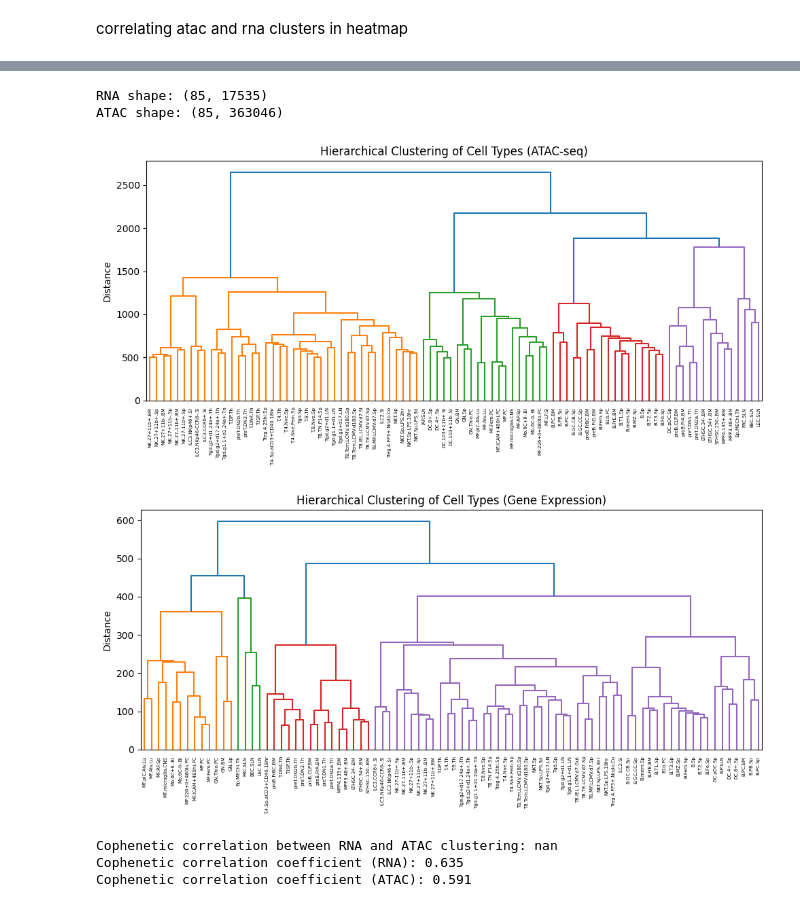
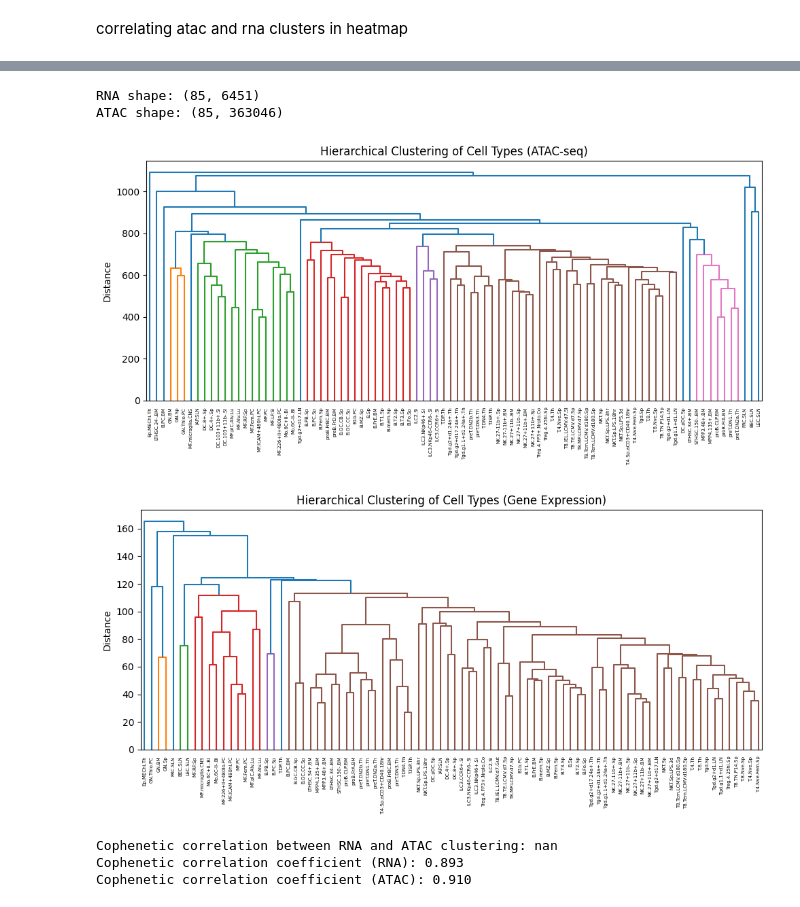
Before and after one commit to Topic2-Gene-Regulation-Immune-Cells/abT-gdT-cells-Team3, a Jupyter notebook: UMAP_clustering_RNA.ipynb, the cells around one changed output, grey strips where cells are left out. Saved outputs shown, nothing was run; the diff lists cells and outputs as text; code cells hidden in the pictures.

Commit message:
working atac vs rna heatmap

```diff
--- a/UMAP_clustering_RNA.ipynb
+++ b/UMAP_clustering_RNA.ipynb
@@ -706,10 +837,4 @@ print(f"Normalized Mutual Information (RNA vs ATAC Leiden): {nmi:.3f}")
 # %%
-import importlib
-import functions
-importlib.reload(functions)
-functions.set_user('Helen')
-data = functions.call_data_clean(p_threshold=1.3)
-
 import pandas as pd
 import seaborn as sns
 import matplotlib.pyplot as plt
@@ -735,7 +860,7 @@ ATAC_T_scaled = pd.DataFrame(
     index=ATAC_scores_T.index,
     columns=ATAC_scores_T.columns
 )
-linkage_atac = linkage(ATAC_T_scaled, method='ward')
+linkage_atac = linkage(ATAC_T_scaled, method='average')
 
 
 #RNA
@@ -743,16 +868,16 @@ RNA_T = data['RNA_seq_T']
 
 # Z-score normalization
 scaler = StandardScaler()
-RNA_seq_log_scaled = pd.DataFrame(
-    scaler.fit_transform(RNA_seq_log),
-    index=RNA_seq_log.index,
-    columns=RNA_seq_log.columns
+RNA_seq_T_scaled = pd.DataFrame(
+    scaler.fit_transform(RNA_seq_T),
+    index=RNA_seq_T.index,
+    columns=RNA_seq_T.columns
 )
 
-linkage_RNA = linkage(RNA_seq_log_scaled, method='ward')
+linkage_RNA = linkage(RNA_seq_T_scaled, method='average')
 
-common_samples = RNA_seq_log_scaled.index.intersection(ATAC_T_scaled.index)
-RNA_seq_log_scaled_common = RNA_seq_log_scaled.loc[common_samples].sort_index()
+common_samples = RNA_seq_T_scaled.index.intersection(ATAC_T_scaled.index)
+RNA_seq_log_scaled_common = RNA_seq_T_scaled.loc[common_samples].sort_index()
 ATAC_T_scaled_common = ATAC_T_scaled.loc[common_samples].sort_index()
 
 #both matrices same shape?
@@ -768,38 +893,38 @@ plt.ylabel("Distance")
 plt.tight_layout()
 plt.show()
 
 # dendrogram rna
 plt.figure(figsize=(10, 5))
-dendrogram(linkage_RNA, labels=RNA_seq_log_scaled.index, leaf_rotation=90)
+dendrogram(linkage_RNA, labels=RNA_seq_T_scaled.index, leaf_rotation=90)
 plt.title("Hierarchical Clustering of Cell Types (Gene Expression)")
 plt.ylabel("Distance")
 plt.tight_layout()
 plt.show()
 
 #distance matrices
 from scipy.spatial.distance import pdist
 from scipy.cluster.hierarchy import cophenet
 from scipy.stats import spearmanr
 
 
-coph_RNA, _ = cophenet(linkage_RNA, pdist(RNA_seq_log_scaled))
+coph_RNA, _ = cophenet(linkage_RNA, pdist(RNA_seq_T_scaled))
 coph_atac, _ = cophenet(linkage_atac, pdist(ATAC_T_scaled))
 from scipy.stats import spearmanr
 corr, _ = spearmanr(coph_RNA, coph_atac)
 print(f"Cophenetic correlation between RNA and ATAC clustering: {corr:.3f}")
 
 
 # To compare, make sure the arrays are the same length (they won't be unless the input matrices are the same shape)
 # If you want to compare the cophenetic distances, you need to use the same set of samples/features for both.
 # Otherwise, just print both cophenetic correlation coefficients separately:
 
 print(f"Cophenetic correlation coefficient (RNA): {coph_RNA.mean():.3f}")
 print(f"Cophenetic correlation coefficient (ATAC): {coph_atac.mean():.3f}")
 # %% [output]
-RNA shape: (85, 17535)
+RNA shape: (85, 6451)
 ATAC shape: (85, 363046)
-[figure, old version]
+[figure, new version]
-[figure, old version]
+[figure, new version]
 Cophenetic correlation between RNA and ATAC clustering: nan
-Cophenetic correlation coefficient (RNA): 0.635
-Cophenetic correlation coefficient (ATAC): 0.591
+Cophenetic correlation coefficient (RNA): 0.893
+Cophenetic correlation coefficient (ATAC): 0.910
```
Also changed, not shown: parts of 4 cells of this notebook.
